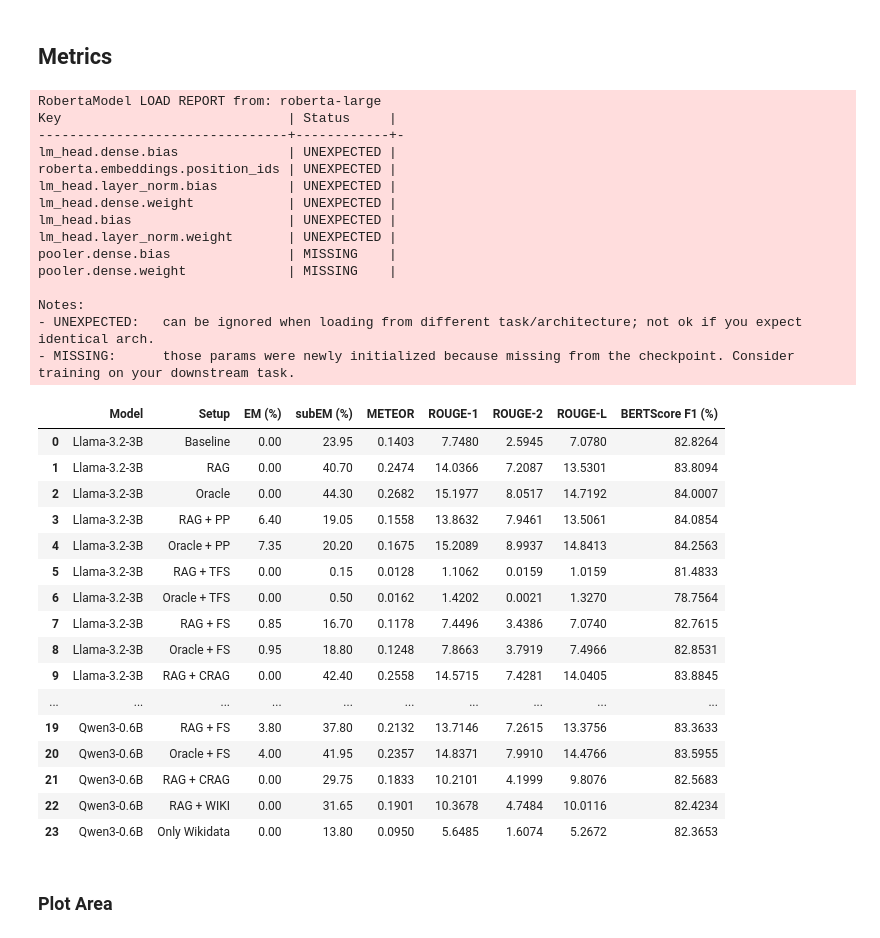
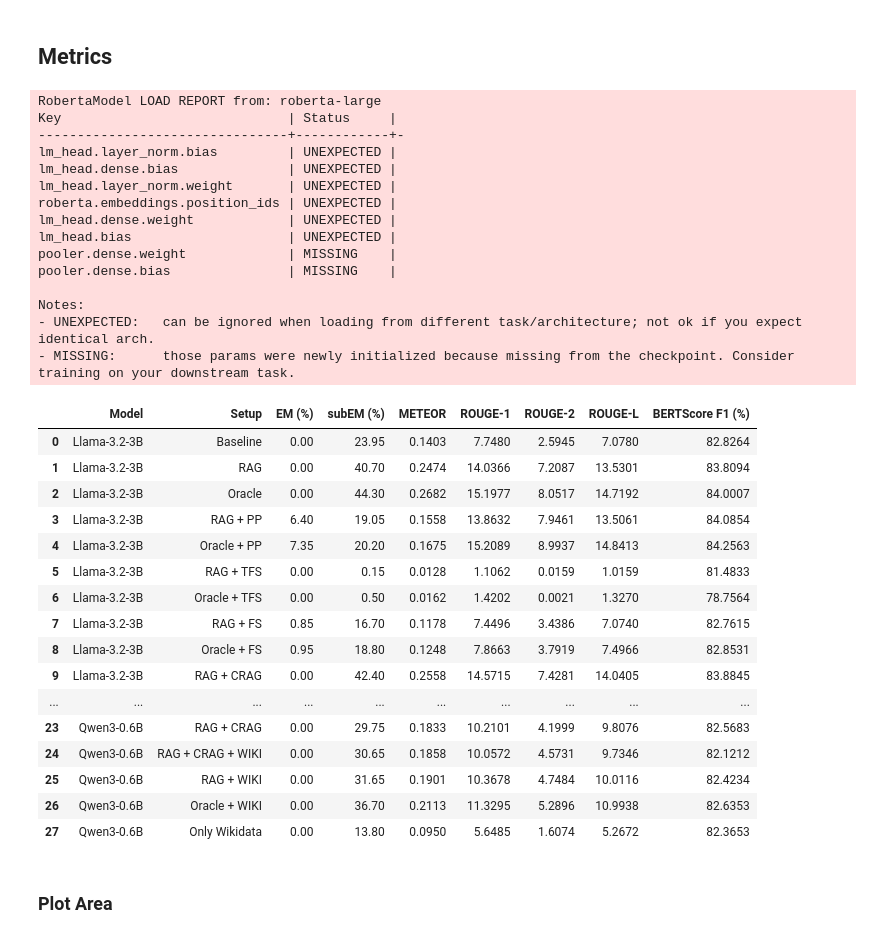
Before and after one commit to Matt12699/MNLP_Project_2026, a Jupyter notebook: HW2/augmented_generation.ipynb, the cells around one changed output. Cells and saved outputs as stored; diff of their text form; code cells hidden in the pictures.

```diff
--- a/HW2/augmented_generation.ipynb
+++ b/HW2/augmented_generation.ipynb
@@ -1620,6 +1718,11 @@ Llama_Oracle_blind_answers_few_shots = load_jsonl("hit_k_1_-all-blind-Llama-3.2-
 
 Llama_RAG_test_answers_crag = load_jsonl("hit_k_1_-all-test-Llama-3.2-3B-Instruct-crag.jsonl", OUTPUTS_DIR if not kaggle else JSON_DIR)
 Llama_RAG_blind_answers_crag = load_jsonl("hit_k_1_-all-blind-Llama-3.2-3B-Instruct-crag.jsonl", OUTPUTS_DIR if not kaggle else JSON_DIR)
+
+# CRAG + WIKI strategy
+
+Llama_RAG_test_answers_crag_wiki = load_jsonl("hit_k_1_-all-test-Llama-3.2-3B-Instruct-crag-wikidata.jsonl", OUTPUTS_DIR if not kaggle else JSON_DIR)
+Llama_RAG_blind_answers_crag_wiki = load_jsonl("hit_k_1_-all-blind-Llama-3.2-3B-Instruct-crag-wikidata.jsonl", OUTPUTS_DIR if not kaggle else JSON_DIR)
 
 # Only wikidata strategy
 
@@ -1677,6 +1780,11 @@ Qwen_Oracle_blind_answers_few_shots = load_jsonl("hit_k_1_-all-blind-Qwen3-0.6B-
 Qwen_RAG_test_answers_crag = load_jsonl("hit_k_1_-all-test-Qwen3-0.6B-crag.jsonl", OUTPUTS_DIR if not kaggle else JSON_DIR)
 Qwen_RAG_blind_answers_crag = load_jsonl("hit_k_1_-all-blind-Qwen3-0.6B-crag.jsonl", OUTPUTS_DIR if not kaggle else JSON_DIR)
 
+# CRAG + WIKI strategy
+
+Qwen_RAG_test_answers_crag_wiki = load_jsonl("hit_k_1_-all-test-Qwen3-0.6B-crag-wikidata.jsonl", OUTPUTS_DIR if not kaggle else JSON_DIR)
+Qwen_RAG_blind_answers_crag_wiki = load_jsonl("hit_k_1_-all-blind-Qwen3-0.6B-crag-wikidata.jsonl", OUTPUTS_DIR if not kaggle else JSON_DIR)
+
 # Only wikidata strategy
 
 Qwen_only_wikidata_test_answers = load_jsonl("hit_k_1_-all-test-Qwen3-0.6B-only-wikidata.jsonl", OUTPUTS_DIR if not kaggle else JSON_DIR)
@@ -1825,6 +1933,7 @@ summary_data = [
     {"Model": "Llama-3.2-3B", "Setup": "RAG + FS",      **evaluate_metrics(Llama_RAG_test_answers_few_shots, test)},
     {"Model": "Llama-3.2-3B", "Setup": "Oracle + FS",   **evaluate_metrics(Llama_Oracle_test_answers_few_shots, test)},
     {"Model": "Llama-3.2-3B", "Setup": "RAG + CRAG",      **evaluate_metrics(Llama_RAG_test_answers_crag, test)},
+    {"Model": "Llama-3.2-3B", "Setup": "RAG + CRAG + WIKI",      **evaluate_metrics(Llama_RAG_test_answers_crag_wiki, test)},
     {"Model": "Llama-3.2-3B", "Setup": "RAG + WIKI",      **evaluate_metrics(Llama_RAG_wikidata_test_answers, test)},
     {"Model": "Llama-3.2-3B", "Setup": "Oracle + WIKI",   **evaluate_metrics(Llama_Oracle_wikidata_test_answers, test)},
     {"Model": "Llama-3.2-3B", "Setup": "Only Wikidata",      **evaluate_metrics(Llama_only_wikidata_test_answers, test)},
@@ -1839,6 +1948,7 @@ summary_data = [
     {"Model": "Qwen3-0.6B",   "Setup": "RAG + FS",      **evaluate_metrics(Qwen_RAG_test_answers_few_shots, test)},
     {"Model": "Qwen3-0.6B",   "Setup": "Oracle + FS",   **evaluate_metrics(Qwen_Oracle_test_answers_few_shots, test)},
     {"Model": "Qwen3-0.6B",   "Setup": "RAG + CRAG",      **evaluate_metrics(Qwen_RAG_test_answers_crag, test)},
+    {"Model": "Qwen3-0.6B",   "Setup": "RAG + CRAG + WIKI",      **evaluate_metrics(Qwen_RAG_test_answers_crag_wiki, test)},
     {"Model": "Qwen3-0.6B",   "Setup": "RAG + WIKI",      **evaluate_metrics(Qwen_RAG_wikidata_test_answers, test)},
     {"Model": "Qwen3-0.6B",   "Setup": "Oracle + WIKI",   **evaluate_metrics(Qwen_Oracle_wikidata_test_answers, test)},
     {"Model": "Qwen3-0.6B",   "Setup": "Only Wikidata",      **evaluate_metrics(Qwen_only_wikidata_test_answers, test)}
@@ -1847,41 +1957,41 @@ summary_data = [
 # Format and display the table
 df_results = pd.DataFrame(summary_data)
 df_results = df_results.round({"EM (%)": 4, "subEM (%)": 4, "METEOR": 4, "ROUGE-1": 4, "ROUGE-2": 4, "ROUGE-L": 4, "BERTScore F1 (%)": 4})
 
 display(df_results)
 # %% [output]
 RobertaModel LOAD REPORT from: roberta-large
 Key                             | Status     |
 --------------------------------+------------+-
+lm_head.layer_norm.bias         | UNEXPECTED |
 lm_head.dense.bias              | UNEXPECTED |
+lm_head.layer_norm.weight       | UNEXPECTED |
 roberta.embeddings.position_ids | UNEXPECTED |
-lm_head.layer_norm.bias         | UNEXPECTED |
 lm_head.dense.weight            | UNEXPECTED |
 lm_head.bias                    | UNEXPECTED |
-lm_head.layer_norm.weight       | UNEXPECTED |
+pooler.dense.weight             | MISSING    |
 pooler.dense.bias               | MISSING    |
-pooler.dense.weight             | MISSING    |
 
 Notes:
 - UNEXPECTED:   can be ignored when loading from different task/architecture; not ok if you expect identical arch.
 - MISSING:      those params were newly initialized because missing from the checkpoint. Consider training on your downstream task.
 |  | Model | Setup | EM (%) | subEM (%) | METEOR | ROUGE-1 | ROUGE-2 | ROUGE-L | BERTScore F1 (%) |
 | 0 | Llama-3.2-3B | Baseline | 0.00 | 23.95 | 0.1403 | 7.7480 | 2.5945 | 7.0780 | 82.8264 |
 | 1 | Llama-3.2-3B | RAG | 0.00 | 40.70 | 0.2474 | 14.0366 | 7.2087 | 13.5301 | 83.8094 |
 | 2 | Llama-3.2-3B | Oracle | 0.00 | 44.30 | 0.2682 | 15.1977 | 8.0517 | 14.7192 | 84.0007 |
 | 3 | Llama-3.2-3B | RAG + PP | 6.40 | 19.05 | 0.1558 | 13.8632 | 7.9461 | 13.5061 | 84.0854 |
 | 4 | Llama-3.2-3B | Oracle + PP | 7.35 | 20.20 | 0.1675 | 15.2089 | 8.9937 | 14.8413 | 84.2563 |
 | 5 | Llama-3.2-3B | RAG + TFS | 0.00 | 0.15 | 0.0128 | 1.1062 | 0.0159 | 1.0159 | 81.4833 |
 | 6 | Llama-3.2-3B | Oracle + TFS | 0.00 | 0.50 | 0.0162 | 1.4202 | 0.0021 | 1.3270 | 78.7564 |
 | 7 | Llama-3.2-3B | RAG + FS | 0.85 | 16.70 | 0.1178 | 7.4496 | 3.4386 | 7.0740 | 82.7615 |
 | 8 | Llama-3.2-3B | Oracle + FS | 0.95 | 18.80 | 0.1248 | 7.8663 | 3.7919 | 7.4966 | 82.8531 |
 | 9 | Llama-3.2-3B | RAG + CRAG | 0.00 | 42.40 | 0.2558 | 14.5715 | 7.4281 | 14.0405 | 83.8845 |
 | ... | ... | ... | ... | ... | ... | ... | ... | ... | ... |
-| 19 | Qwen3-0.6B | RAG + FS | 3.80 | 37.80 | 0.2132 | 13.7146 | 7.2615 | 13.3756 | 83.3633 |
-| 20 | Qwen3-0.6B | Oracle + FS | 4.00 | 41.95 | 0.2357 | 14.8371 | 7.9910 | 14.4766 | 83.5955 |
-| 21 | Qwen3-0.6B | RAG + CRAG | 0.00 | 29.75 | 0.1833 | 10.2101 | 4.1999 | 9.8076 | 82.5683 |
-| 22 | Qwen3-0.6B | RAG + WIKI | 0.00 | 31.65 | 0.1901 | 10.3678 | 4.7484 | 10.0116 | 82.4234 |
-| 23 | Qwen3-0.6B | Only Wikidata | 0.00 | 13.80 | 0.0950 | 5.6485 | 1.6074 | 5.2672 | 82.3653 |
+| 23 | Qwen3-0.6B | RAG + CRAG | 0.00 | 29.75 | 0.1833 | 10.2101 | 4.1999 | 9.8076 | 82.5683 |
+| 24 | Qwen3-0.6B | RAG + CRAG + WIKI | 0.00 | 30.65 | 0.1858 | 10.0572 | 4.5731 | 9.7346 | 82.1212 |
+| 25 | Qwen3-0.6B | RAG + WIKI | 0.00 | 31.65 | 0.1901 | 10.3678 | 4.7484 | 10.0116 | 82.4234 |
+| 26 | Qwen3-0.6B | Oracle + WIKI | 0.00 | 36.70 | 0.2113 | 11.3295 | 5.2896 | 10.9938 | 82.6353 |
+| 27 | Qwen3-0.6B | Only Wikidata | 0.00 | 13.80 | 0.0950 | 5.6485 | 1.6074 | 5.2672 | 82.3653 |
 # %% [markdown]
 ### **Plot Area**
 # %%
```
Also changed, not shown: parts of 18 cells of this notebook.
